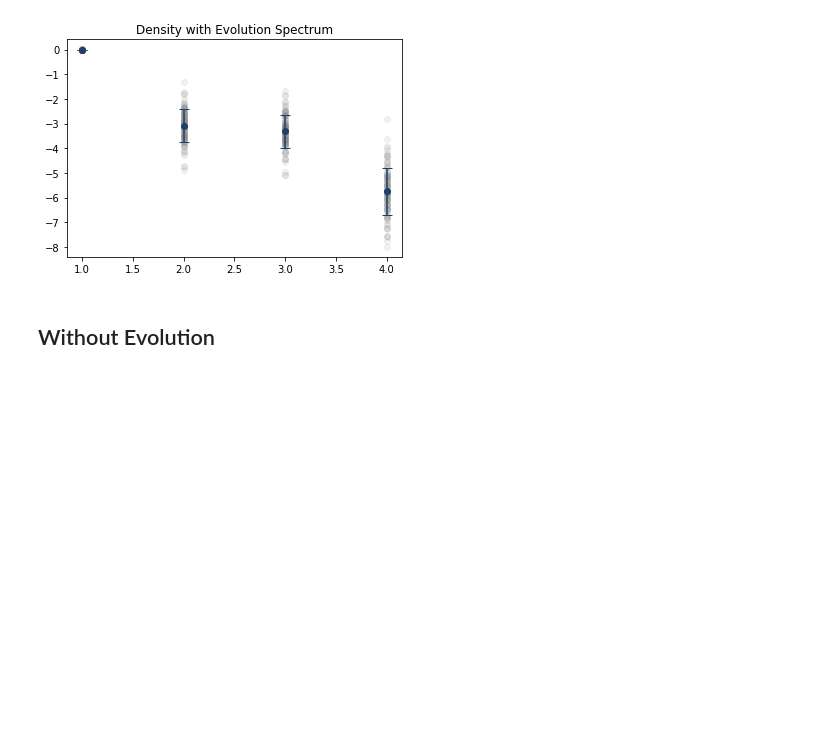
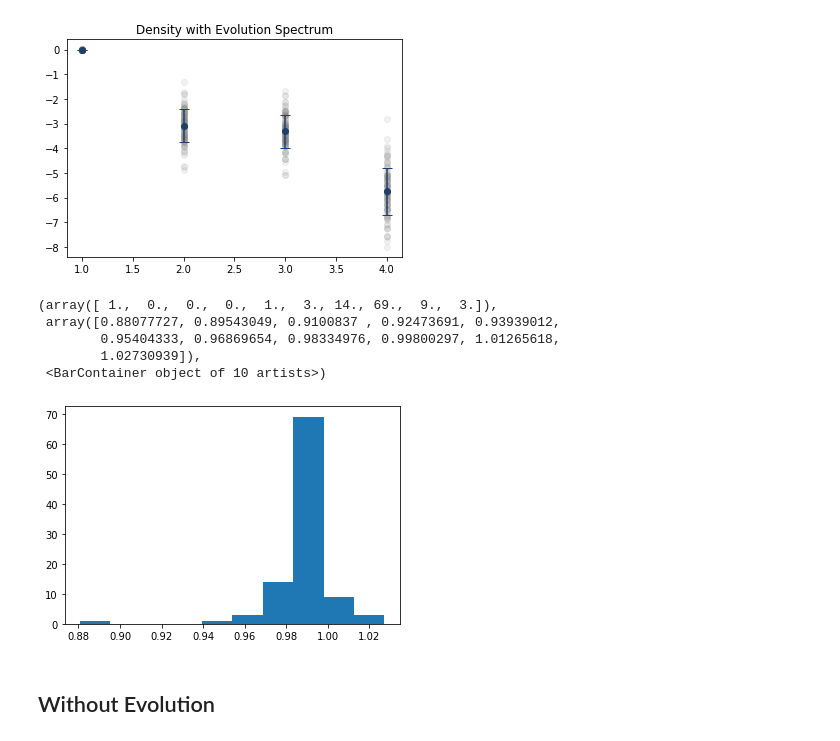
Before and after one commit to vinulw/qdmt, a Jupyter notebook: notebooks/Plotting Singular Values evolved density matrix.ipynb, the cells around one changed output. Cells and saved outputs as stored; diff of their text form; code cells hidden in the pictures; blank space fills up the shorter version.

```diff
--- a/notebooks/Plotting Singular Values evolved density matrix.ipynb
+++ b/notebooks/Plotting Singular Values evolved density matrix.ipynb
@@ -35,6 +35,17 @@ plt.errorbar(x, avgs, yerr=stds, capsize=5.0, marker='o', ls='None', c='#1f3f6a'
 plt.show()
 # %% [output]
 [figure]
+# %%
+diff_leading = data[:, 0] - data[:, 1]
+# %%
+plt.hist(diff_leading)
+# %% [output]
+(array([ 1.,  0.,  0.,  0.,  1.,  3., 14., 69.,  9.,  3.]),
+ array([0.88077727, 0.89543049, 0.9100837 , 0.92473691, 0.93939012,
+        0.95404333, 0.96869654, 0.98334976, 0.99800297, 1.01265618,
+        1.02730939]),
+ <BarContainer object of 10 artists>)
+[figure, added]
 # %% [markdown]
 ## Without Evolution
 # %%
```
Also changed, not shown: parts of 4 cells of this notebook, 6 other files.
